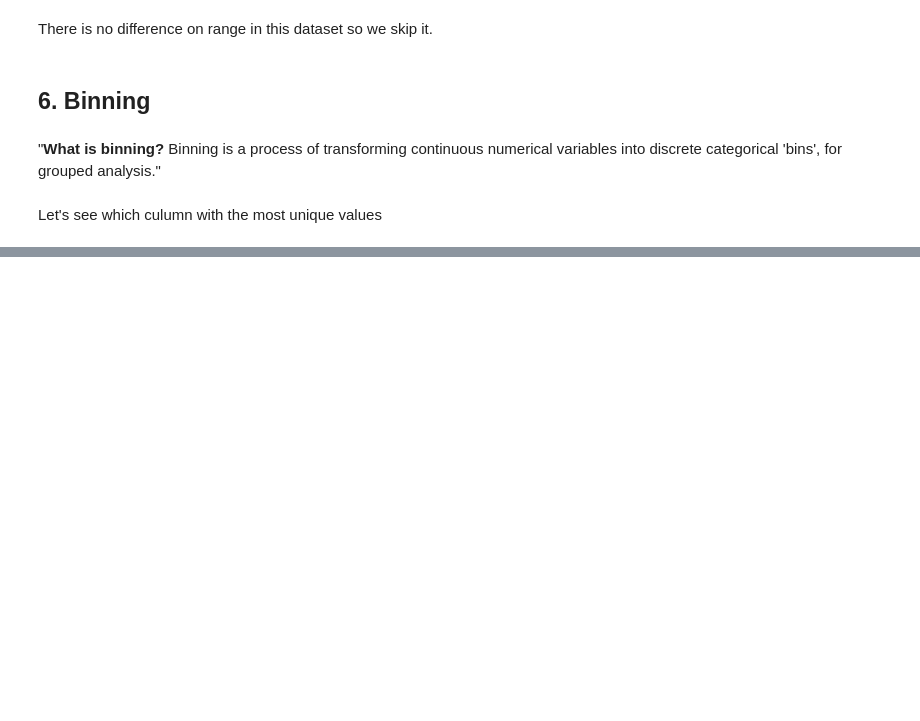
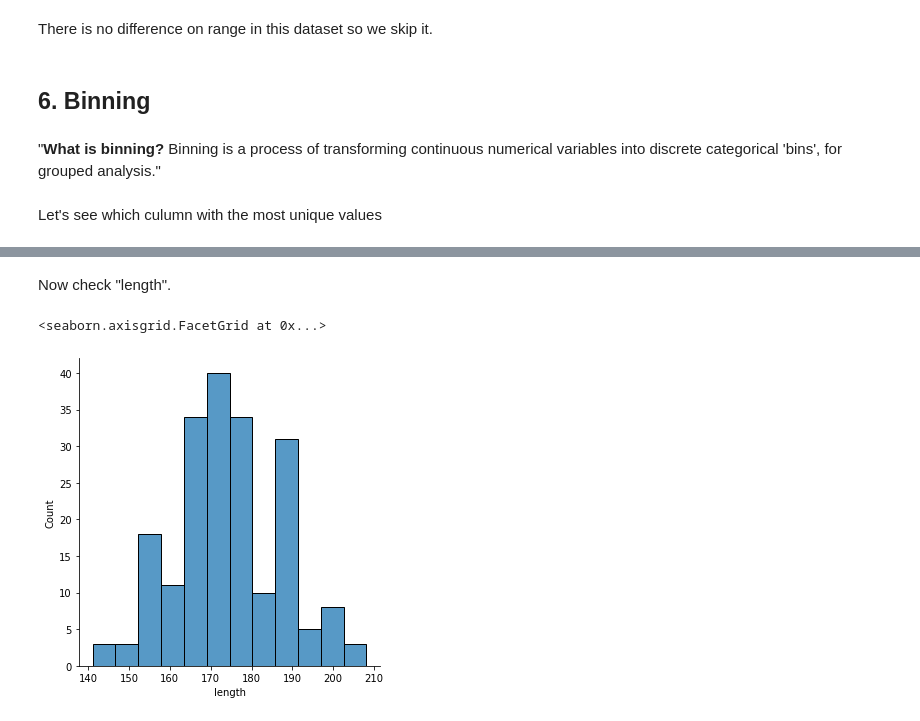
Before and after one commit to honhanbao/Data-Wrangling, a Jupyter notebook: data wrangling - Automobile Data Set.ipynb, the cells around one changed output, grey strips where cells are left out. Saved outputs shown, nothing was run; the diff lists cells and outputs as text; code cells hidden in the pictures; blank space fills up the shorter version.

```diff
--- a/data wrangling - Automobile Data Set.ipynb
+++ b/data wrangling - Automobile Data Set.ipynb
@@ -518,0 +555,8 @@ Let's see which culumn with the most unique values
+# %% [markdown]
+Now check "length".
+# %%
+# plt.pyplot.hist(df["length"])
+sns.displot(df["length"])
+# %% [output]
+<seaborn.axisgrid.FacetGrid at 0x...>
+[figure, added]
```
Also changed, not shown: parts of 39 cells of this notebook.
